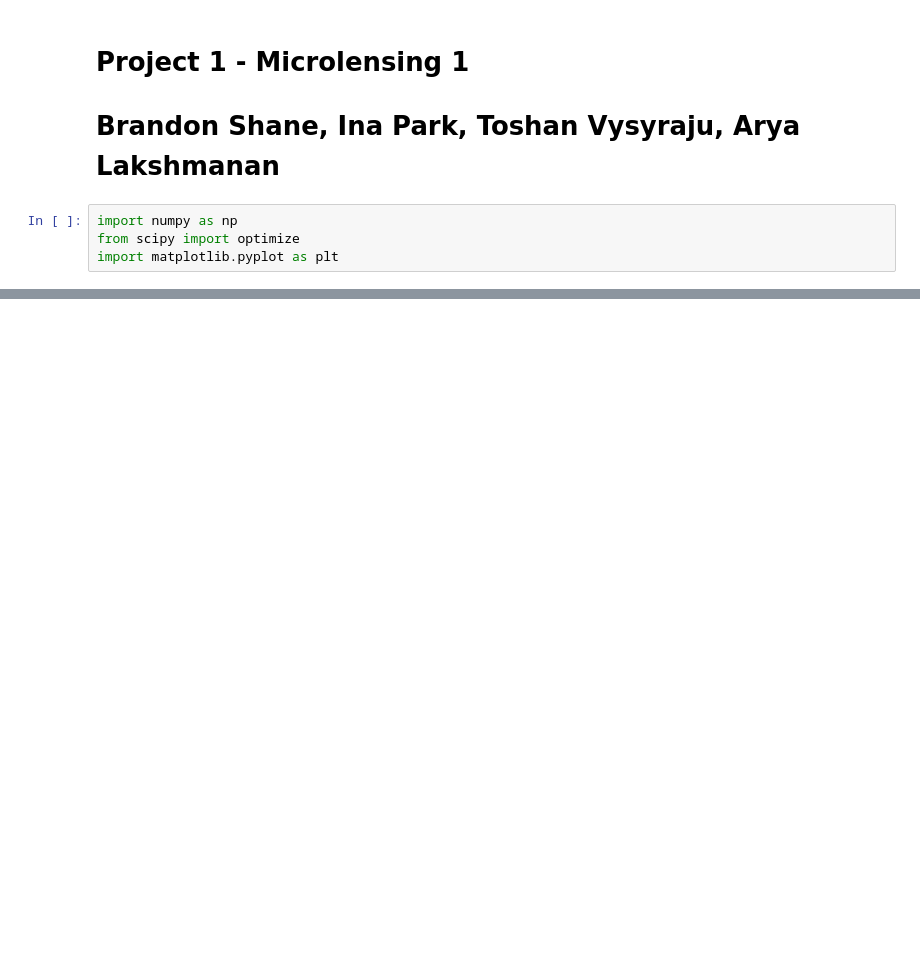
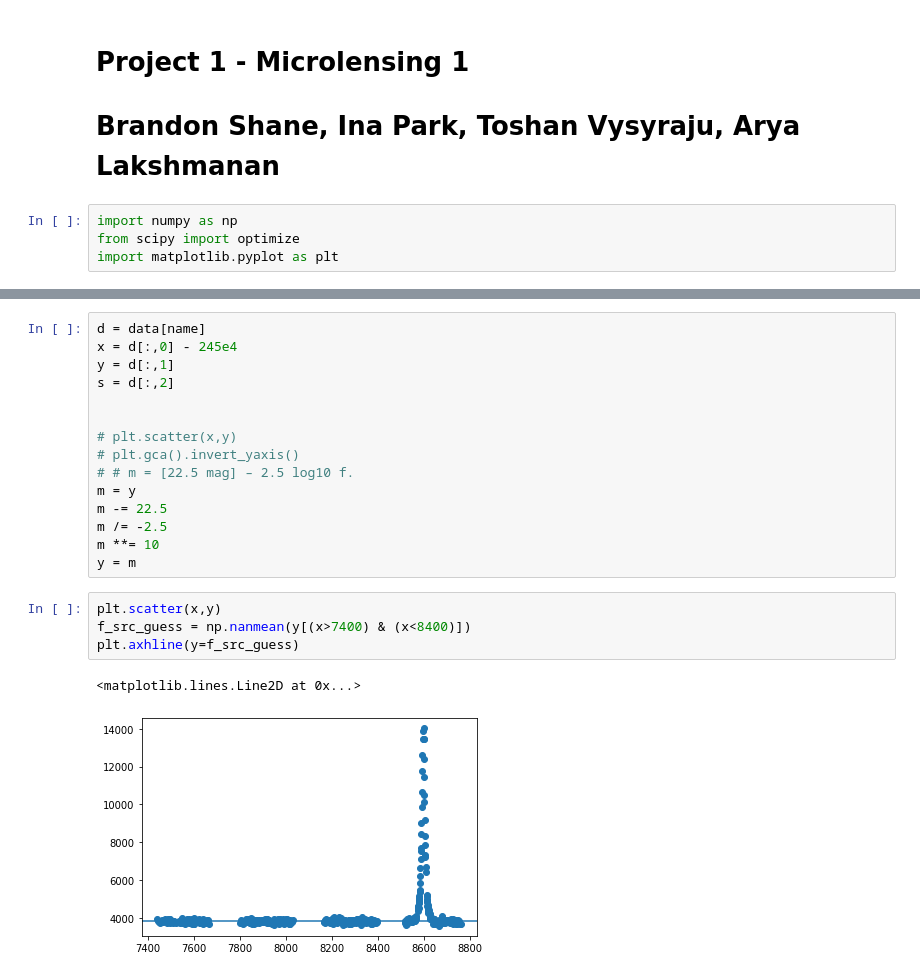
Before and after one commit to toshanv/Gravitational-Microlensing, a Jupyter notebook: project1.ipynb, the cells around one changed output, grey strips where cells are left out. Cells and saved outputs as stored; diff of their text form; blank space fills up the shorter version.

```diff
--- a/project1.ipynb
+++ b/project1.ipynb
@@ -29,0 +31,22 @@ for name in names:
+# %%
+d = data[name]
+x = d[:,0] - 245e4
+y = d[:,1]
+s = d[:,2]
+
+
+# plt.scatter(x,y)
+# plt.gca().invert_yaxis()
+# # m = [22.5 mag] – 2.5 log10 f.
+m = y
+m -= 22.5
+m /= -2.5
+m **= 10
+y = m
+# %%
+plt.scatter(x,y)
+f_src_guess = np.nanmean(y[(x>7400) & (x<8400)])
+plt.axhline(y=f_src_guess)
+# %% [output]
+<matplotlib.lines.Line2D at 0x...>
+[figure, added]
```
Also changed, not shown: parts of 4 cells of this notebook.
